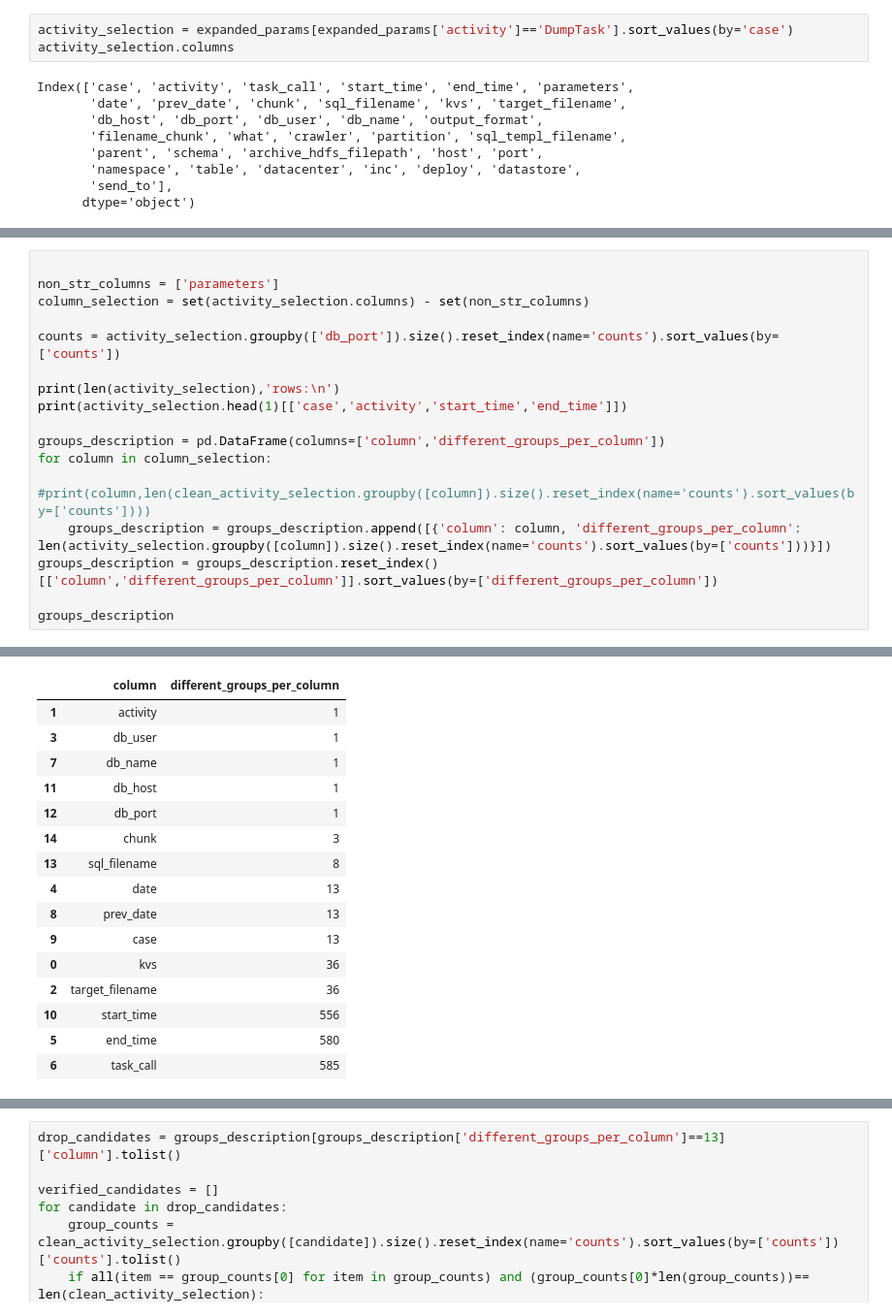
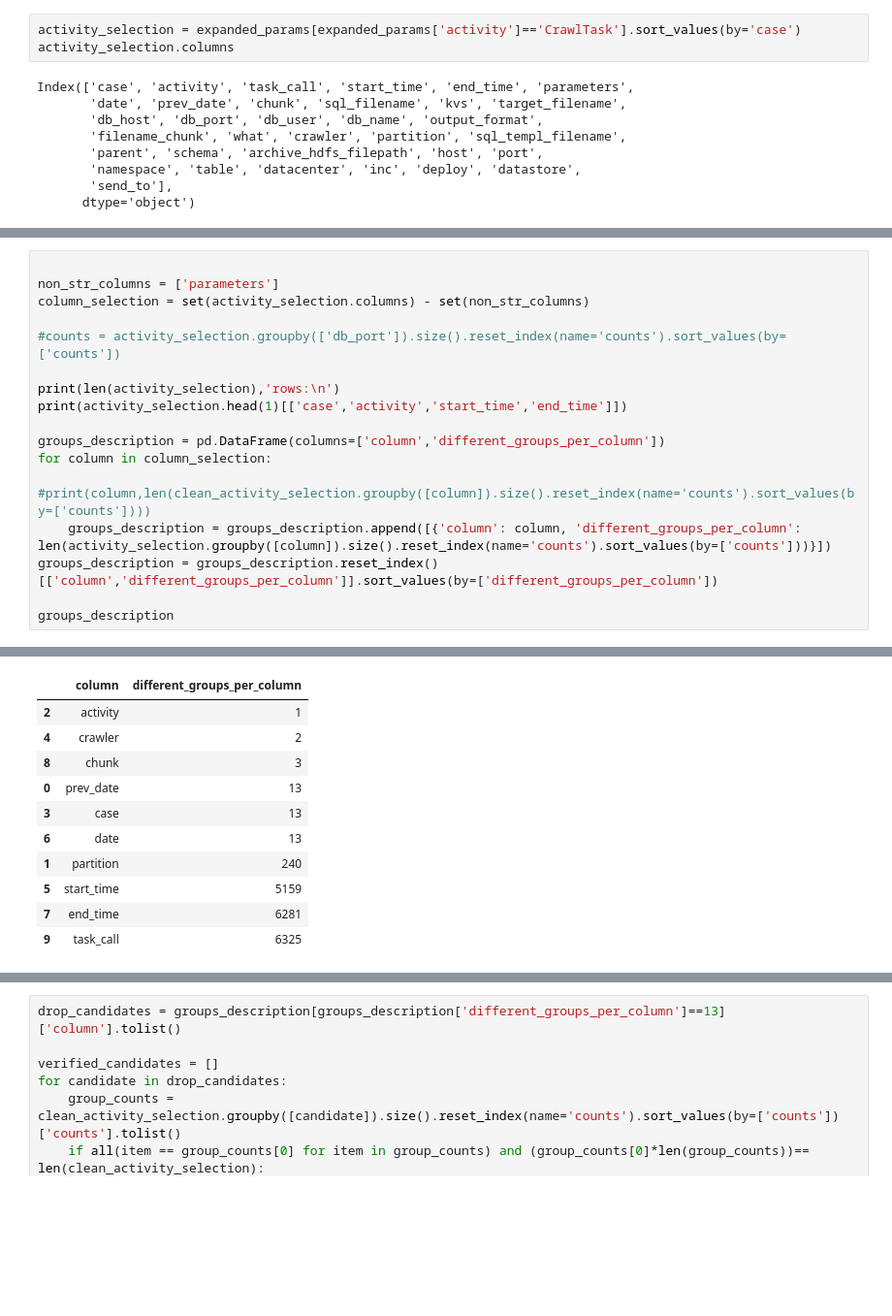
Before and after one commit to andreamalhera/perfSky, a Jupyter notebook: notebooks/logsToCatts.ipynb, the cells around one changed output, grey strips where cells are left out. Shown at 97% size. Drawn from its saved outputs; the diff is of its cells as text; blank space fills up the shorter version.

Commit message:
Cleans for any task parameters

```diff
--- a/notebooks/logsToCatts.ipynb
+++ b/notebooks/logsToCatts.ipynb
@@ -429,5 +410,5 @@ Index(['case', 'activity', 'task_call', 'start_time', 'end_time', 'parameters',
 # %%
-activity_selection = expanded_params[expanded_params['activity']=='DumpTask'].sort_values(by='case')
+activity_selection = expanded_params[expanded_params['activity']=='CrawlTask'].sort_values(by='case')
 activity_selection.columns
 # %% [output]
 Index(['case', 'activity', 'task_call', 'start_time', 'end_time', 'parameters',
@@ -459,7 +439,7 @@ Index(['case', 'activity', 'task_call', 'start_time', 'end_time', 'parameters',
 non_str_columns = ['parameters']
 column_selection = set(activity_selection.columns) - set(non_str_columns)
 
-counts = activity_selection.groupby(['db_port']).size().reset_index(name='counts').sort_values(by=['counts'])
+#counts = activity_selection.groupby(['db_port']).size().reset_index(name='counts').sort_values(by=['counts'])
 
 print(len(activity_selection),'rows:\n')
 print(activity_selection.head(1)[['case','activity','start_time','end_time']])
@@ -482,19 +462,14 @@ groups_description
 |  | column | different_groups_per_column |
-| 1 | activity | 1 |
-| 3 | db_user | 1 |
-| 7 | db_name | 1 |
-| 11 | db_host | 1 |
-| 12 | db_port | 1 |
-| 14 | chunk | 3 |
-| 13 | sql_filename | 8 |
-| 4 | date | 13 |
-| 8 | prev_date | 13 |
-| 9 | case | 13 |
-| 0 | kvs | 36 |
-| 2 | target_filename | 36 |
-| 10 | start_time | 556 |
-| 5 | end_time | 580 |
-| 6 | task_call | 585 |
+| 2 | activity | 1 |
+| 4 | crawler | 2 |
+| 8 | chunk | 3 |
+| 0 | prev_date | 13 |
+| 3 | case | 13 |
+| 6 | date | 13 |
+| 1 | partition | 240 |
+| 5 | start_time | 5159 |
+| 7 | end_time | 6281 |
+| 9 | task_call | 6325 |
 # %%
 similar_group_descr = groups_description.groupby(by=['different_groups_per_column']).size().reset_index(name='similar_group')
 similar_group_counts = similar_group_descr[similar_group_descr['similar_group']>1]['different_groups_per_column'].tolist()
```
Also changed, not shown: parts of 8 cells of this notebook.
